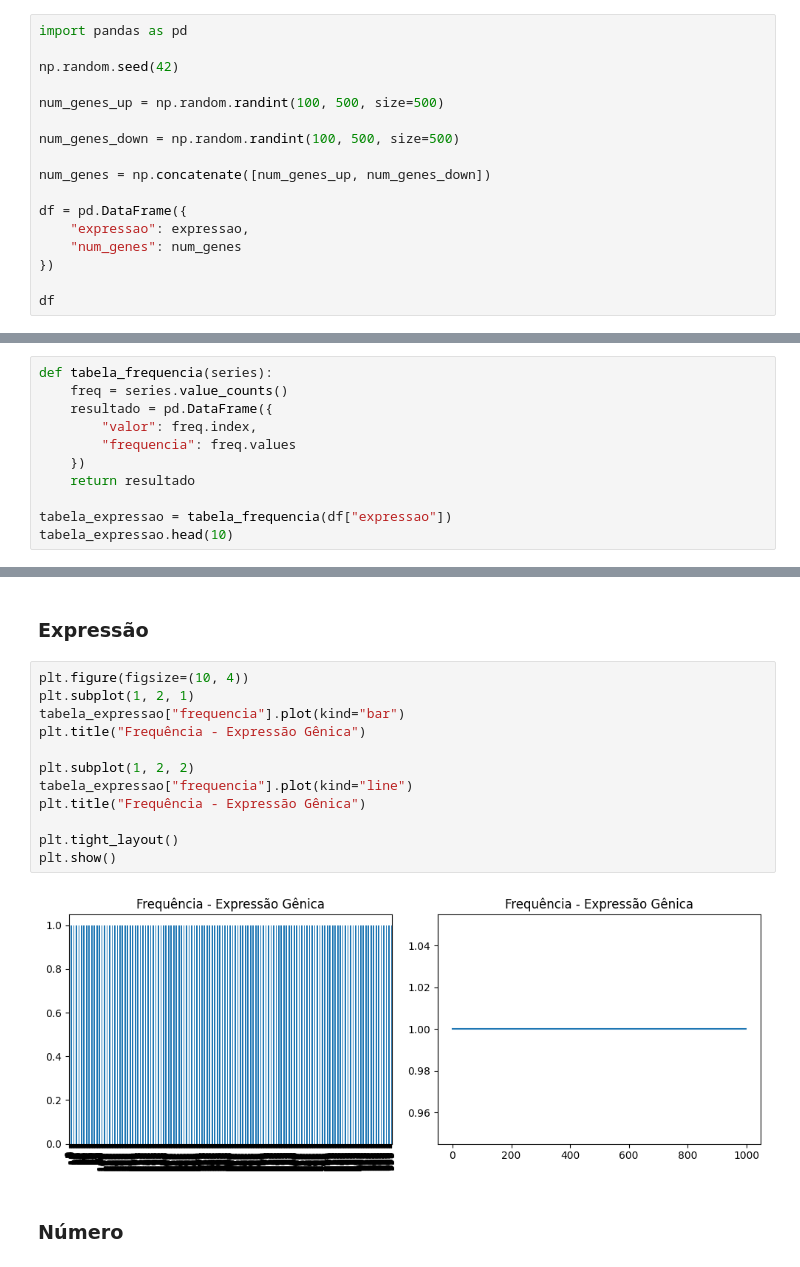
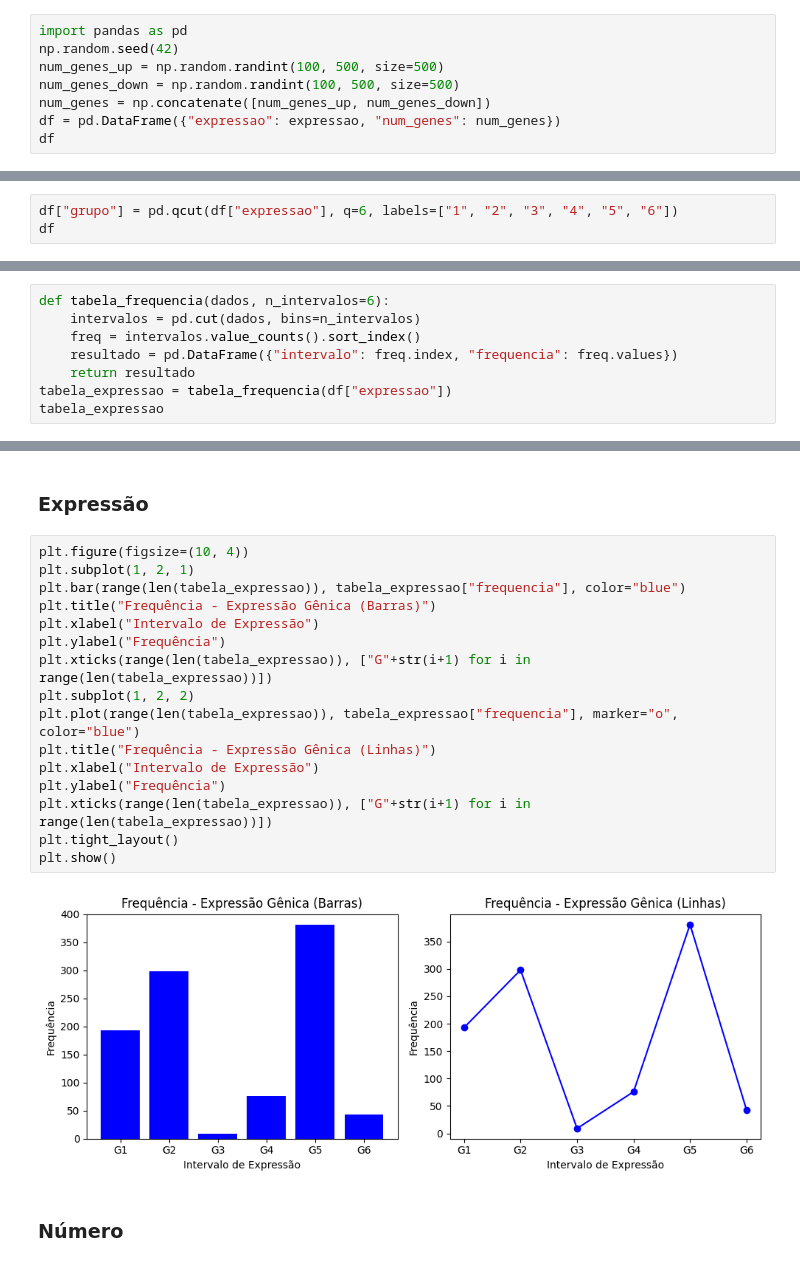
Before and after one commit to tveigaferreira-hue/python-disciplina, a Jupyter notebook: Exercícios/14-Variáveis_Quantitativas_2026-03-31.ipynb, the cells around one changed output, grey strips where cells are left out. Drawn from its saved outputs; the diff is of its cells as text.

```diff
--- a/Exercícios/14-Variáveis_Quantitativas_2026-03-31.ipynb
+++ b/Exercícios/14-Variáveis_Quantitativas_2026-03-31.ipynb
@@ -38,20 +33,11 @@ array([ 2.24835708,  1.93086785,  2.32384427,  2.76151493,  1.88292331,
 Instancie um objeto da classe DataFrame, com os dados gerados nos dois exercícios.
 # %%
 import pandas as pd
-
 np.random.seed(42)
-
 num_genes_up = np.random.randint(100, 500, size=500)
-
 num_genes_down = np.random.randint(100, 500, size=500)
-
 num_genes = np.concatenate([num_genes_up, num_genes_down])
-
-df = pd.DataFrame({
-    "expressao": expressao,
-    "num_genes": num_genes
-})
-
+df = pd.DataFrame({"expressao": expressao, "num_genes": num_genes})
 df
 # %% [output]
 |  | expressao | num_genes |
@@ -119,0 +66,3 @@ df
+# %%
+df["grupo"] = pd.qcut(df["expressao"], q=6, labels=["1", "2", "3", "4", "5", "6"])
+df
@@ -122,14 +85,11 @@ df
 
 Obtenha a tabela de frequência das variáveis criadas nos exercícios 1 e 2.
 # %%
-def tabela_frequencia(series):
-    freq = series.value_counts()
-    resultado = pd.DataFrame({
-        "valor": freq.index,
-        "frequencia": freq.values
-    })
+def tabela_frequencia(dados, n_intervalos=6):
+    intervalos = pd.cut(dados, bins=n_intervalos)
+    freq = intervalos.value_counts().sort_index()
+    resultado = pd.DataFrame({"intervalo": freq.index, "frequencia": freq.values})
     return resultado
-
 tabela_expressao = tabela_frequencia(df["expressao"])
-tabela_expressao.head(10)
+tabela_expressao
 # %% [output]
@@ -186,17 +136,21 @@ plt.show()
 # %%
 plt.figure(figsize=(10, 4))
 plt.subplot(1, 2, 1)
-tabela_expressao["frequencia"].plot(kind="bar")
-plt.title("Frequência - Expressão Gênica")
-
+plt.bar(range(len(tabela_expressao)), tabela_expressao["frequencia"], color="blue")
+plt.title("Frequência - Expressão Gênica (Barras)")
+plt.xlabel("Intervalo de Expressão")
+plt.ylabel("Frequência")
+plt.xticks(range(len(tabela_expressao)), ["G"+str(i+1) for i in range(len(tabela_expressao))])
 plt.subplot(1, 2, 2)
-tabela_expressao["frequencia"].plot(kind="line")
-plt.title("Frequência - Expressão Gênica")
-
+plt.plot(range(len(tabela_expressao)), tabela_expressao["frequencia"], marker="o", color="blue")
+plt.title("Frequência - Expressão Gênica (Linhas)")
+plt.xlabel("Intervalo de Expressão")
+plt.ylabel("Frequência")
+plt.xticks(range(len(tabela_expressao)), ["G"+str(i+1) for i in range(len(tabela_expressao))])
 plt.tight_layout()
 plt.show()
 # %% [output]
-[figure, old version]
+[figure, new version]
 # %% [markdown]
 ### Número
 # %%
```
Also changed, not shown: parts of 13 cells of this notebook.
